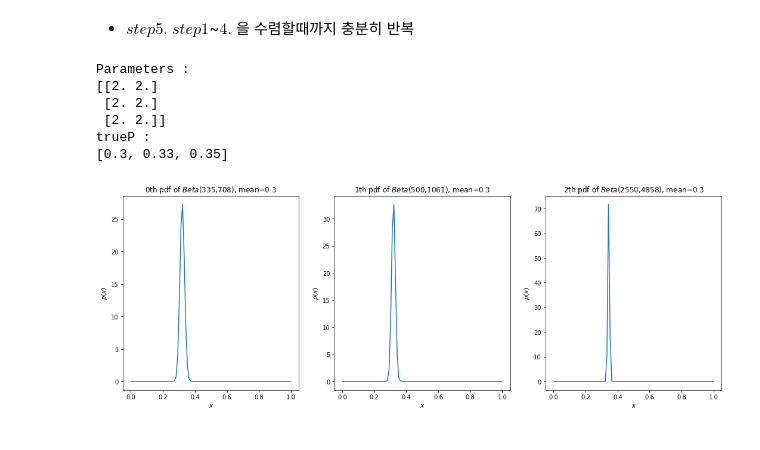
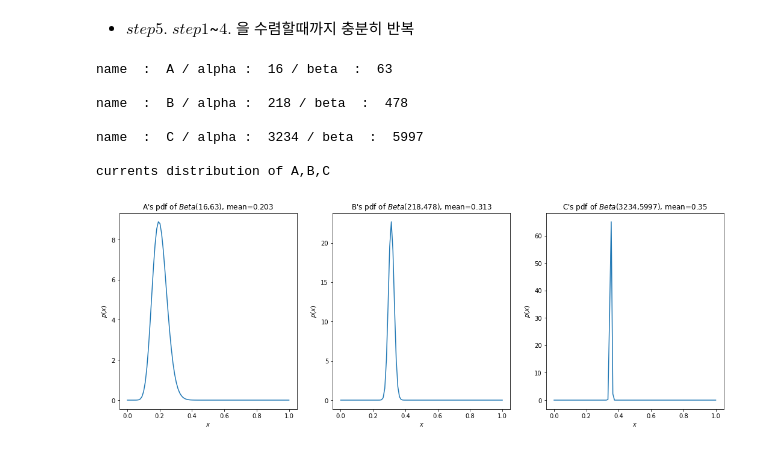
Before and after one commit to Yimdh/progress, a Jupyter notebook: stat/MAB/MAB_simulation.ipynb, the cells around one changed output. Cells and saved outputs as stored; diff of their text form; code cells hidden in the pictures.

```diff
--- a/stat/MAB/MAB_simulation.ipynb
+++ b/stat/MAB/MAB_simulation.ipynb
@@ -197,35 +166,2 @@ Initial distribution of A,B,C
 # %% [markdown]
 + $step 5.$ $step1$~$4.$ 을 수렴할때까지 충분히 반복
-# %%
-#initialize for A,B,C distribution
-n=3
-#trueP=list(np.random.uniform(0,1,n))
-trueP=[0.3,0.33,0.35]
-current_parameterMat=np.ones((n,2))+1
-print("Parameters :")
-print(current_parameterMat)
-
-print("trueP :")
-print(trueP)
-
-impression_index_list=[]
-for rep in range(1,10001):
-    impression_index = draw_argmax(current_parameterMat)
-    coin_result = throwing_coin(trueP,impression_index)
-    impression_index_list.append(impression_index)
-    #print(impression_index)
-    #if(int(rep%5)==0):
-    #    ploting()
-    update_parameterMat=current_parameterMat
-    AddParameter=add_parameters(coin_result)
-    update_parameterMat[impression_index]=update_parameterMat[impression_index]+AddParameter
-    current_parameterMat=update_parameterMat
-ploting()
-# %% [output]
-Parameters :
-[[2. 2.]
- [2. 2.]
- [2. 2.]]
-trueP :
-[0.3, 0.33, 0.35]
-[figure, removed]
@@ -232,3 +176,15 @@ trueP :
+# %%
+for i in range(0,3):bandits[i].print_parameter()
+ploting()
+# %% [output]
+name  :  A / alpha :  16 / beta  :  63
+
+name  :  B / alpha :  218 / beta  :  478
+
+name  :  C / alpha :  3234 / beta  :  5997
+
+currents distribution of A,B,C
+[figure, added]
 # %%
 a=list(np.linspace(100, 10000, 100))
 b=[1]*100
```
Also changed, not shown: parts of 24 cells of this notebook.
